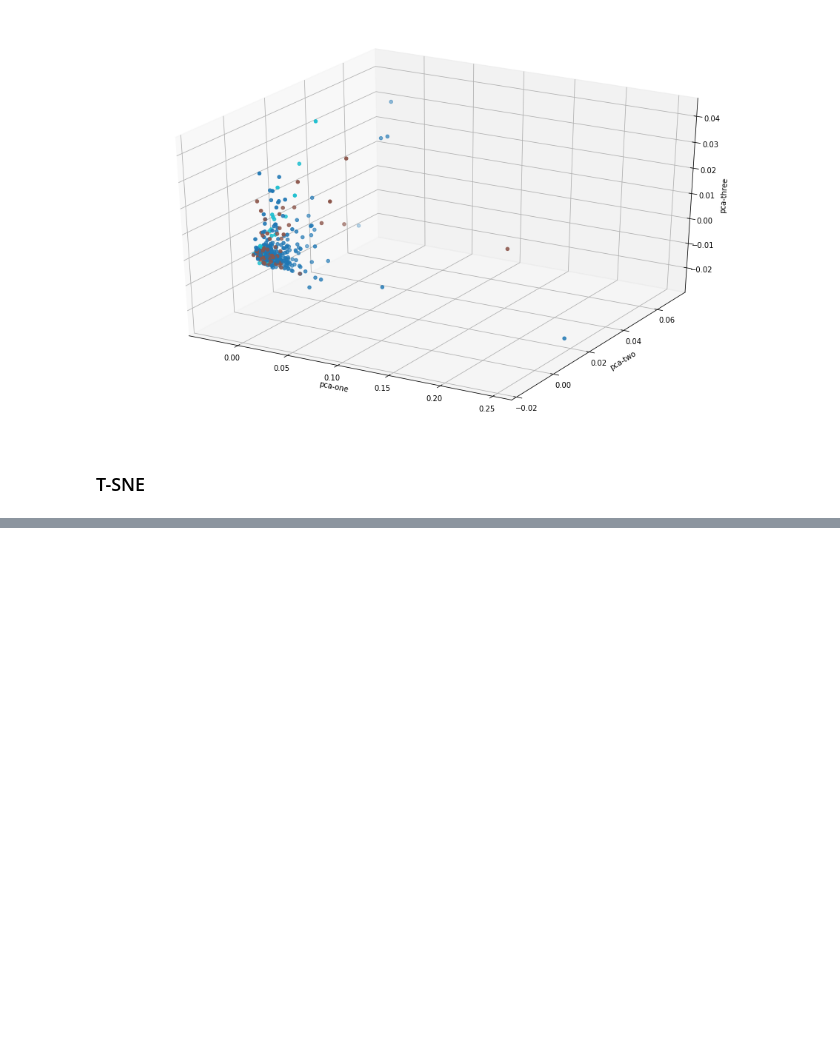
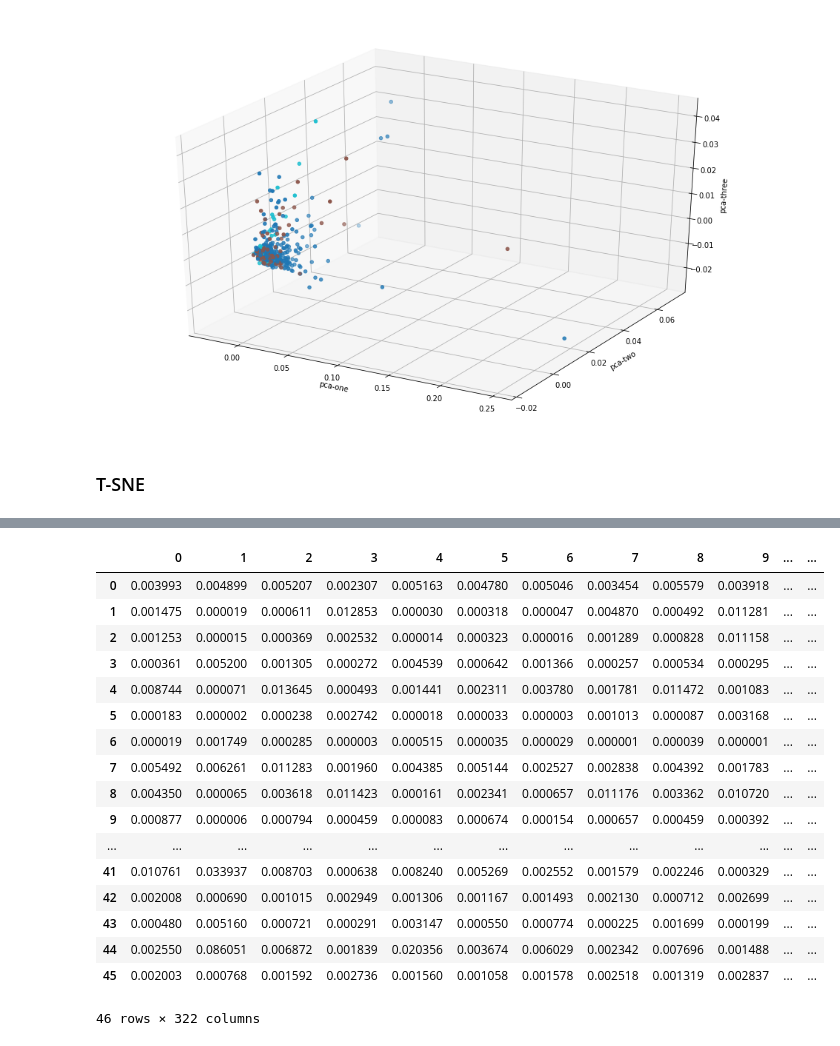
Before and after one commit to mkamineni/6.802Final, a Jupyter notebook: dimensionality_reduction.ipynb, the cells around one changed output, grey strips where cells are left out. Cells and saved outputs as stored; diff of their text form; code cells hidden in the pictures; blank space fills up the shorter version.

```diff
--- a/dimensionality_reduction.ipynb
+++ b/dimensionality_reduction.ipynb
@@ -223,0 +252,21 @@ sns.scatterplot(
+# %%
+gene_df
+# %% [output]
+|  | 0 | 1 | 2 | 3 | 4 | 5 | 6 | 7 | 8 | 9 | ... | ... |
+| 0 | 0.003993 | 0.004899 | 0.005207 | 0.002307 | 0.005163 | 0.004780 | 0.005046 | 0.003454 | 0.005579 | 0.003918 | ... | ... |
+| 1 | 0.001475 | 0.000019 | 0.000611 | 0.012853 | 0.000030 | 0.000318 | 0.000047 | 0.004870 | 0.000492 | 0.011281 | ... | ... |
+| 2 | 0.001253 | 0.000015 | 0.000369 | 0.002532 | 0.000014 | 0.000323 | 0.000016 | 0.001289 | 0.000828 | 0.011158 | ... | ... |
+| 3 | 0.000361 | 0.005200 | 0.001305 | 0.000272 | 0.004539 | 0.000642 | 0.001366 | 0.000257 | 0.000534 | 0.000295 | ... | ... |
+| 4 | 0.008744 | 0.000071 | 0.013645 | 0.000493 | 0.001441 | 0.002311 | 0.003780 | 0.001781 | 0.011472 | 0.001083 | ... | ... |
+| 5 | 0.000183 | 0.000002 | 0.000238 | 0.002742 | 0.000018 | 0.000033 | 0.000003 | 0.001013 | 0.000087 | 0.003168 | ... | ... |
+| 6 | 0.000019 | 0.001749 | 0.000285 | 0.000003 | 0.000515 | 0.000035 | 0.000029 | 0.000001 | 0.000039 | 0.000001 | ... | ... |
+| 7 | 0.005492 | 0.006261 | 0.011283 | 0.001960 | 0.004385 | 0.005144 | 0.002527 | 0.002838 | 0.004392 | 0.001783 | ... | ... |
+| 8 | 0.004350 | 0.000065 | 0.003618 | 0.011423 | 0.000161 | 0.002341 | 0.000657 | 0.011176 | 0.003362 | 0.010720 | ... | ... |
+| 9 | 0.000877 | 0.000006 | 0.000794 | 0.000459 | 0.000083 | 0.000674 | 0.000154 | 0.000657 | 0.000459 | 0.000392 | ... | ... |
+| ... | ... | ... | ... | ... | ... | ... | ... | ... | ... | ... | ... | ... |
+| 41 | 0.010761 | 0.033937 | 0.008703 | 0.000638 | 0.008240 | 0.005269 | 0.002552 | 0.001579 | 0.002246 | 0.000329 | ... | ... |
+| 42 | 0.002008 | 0.000690 | 0.001015 | 0.002949 | 0.001306 | 0.001167 | 0.001493 | 0.002130 | 0.000712 | 0.002699 | ... | ... |
+| 43 | 0.000480 | 0.005160 | 0.000721 | 0.000291 | 0.003147 | 0.000550 | 0.000774 | 0.000225 | 0.001699 | 0.000199 | ... | ... |
+| 44 | 0.002550 | 0.086051 | 0.006872 | 0.001839 | 0.020356 | 0.003674 | 0.006029 | 0.002342 | 0.007696 | 0.001488 | ... | ... |
+| 45 | 0.002003 | 0.000768 | 0.001592 | 0.002736 | 0.001560 | 0.001058 | 0.001578 | 0.002518 | 0.001319 | 0.002837 | ... | ... |
+46 rows × 322 columns
```
Also changed, not shown: parts of 15 cells of this notebook, 1 other file.
